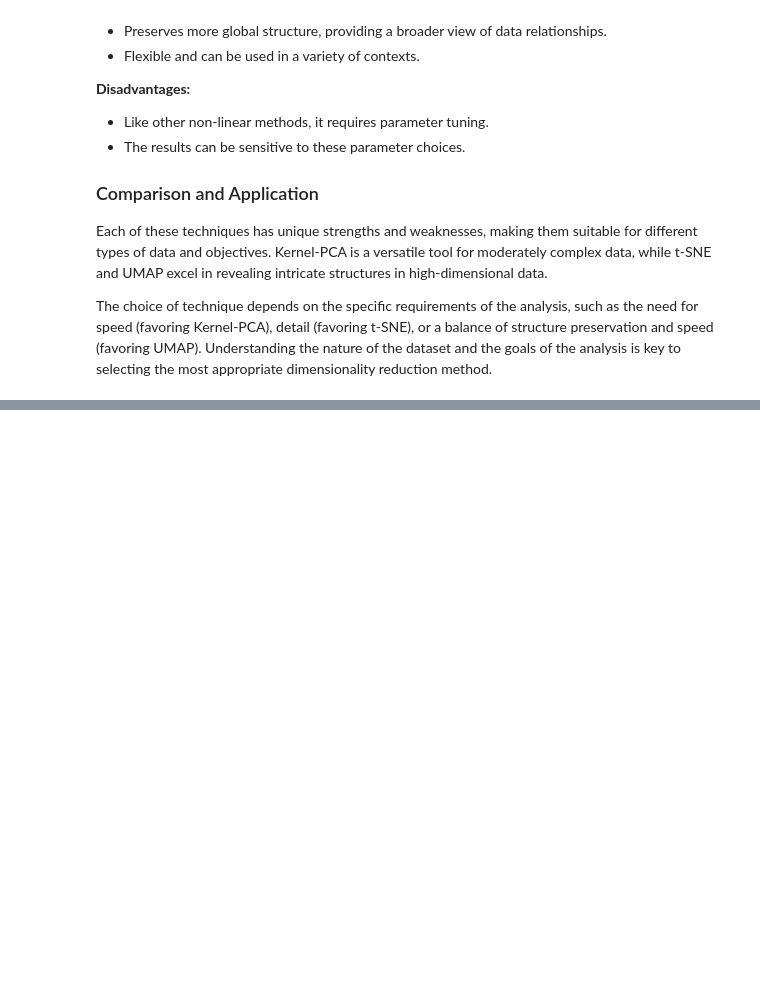
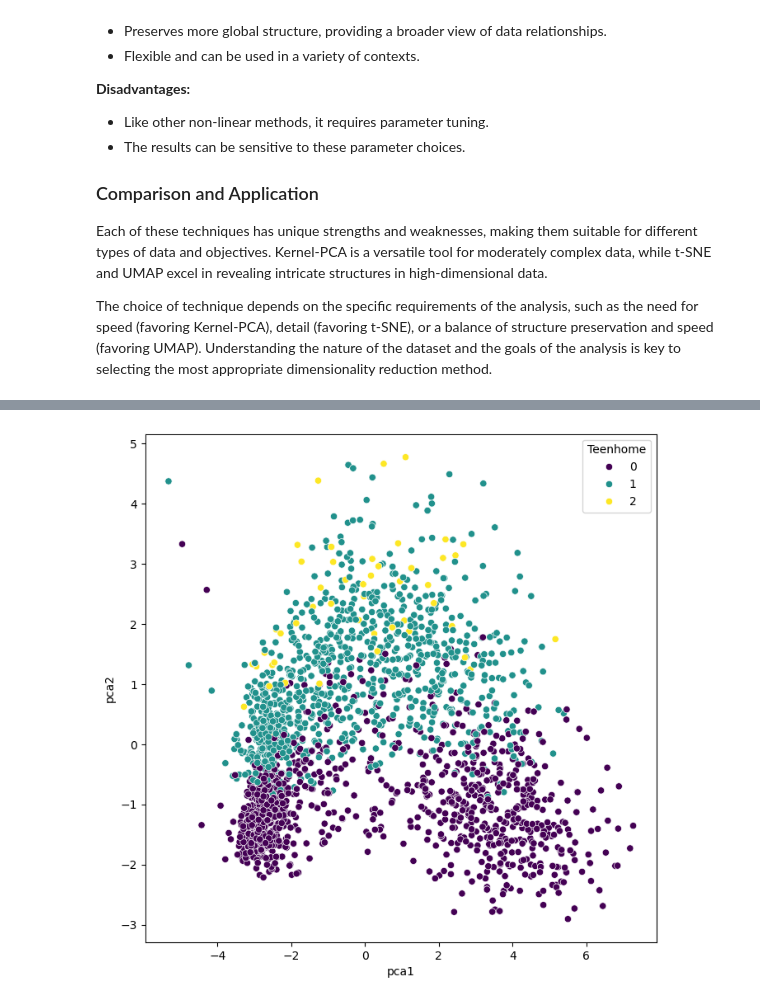
Before and after one commit to florian-huber/data_science_course, a Jupyter notebook: notebooks/live_coding_07_dimensionality_reduction.ipynb, the cells around one changed output, grey strips where cells are left out. Cells and saved outputs as stored; diff of their text form; code cells hidden in the pictures; blank space fills up the shorter version.

```diff
--- a/notebooks/live_coding_07_dimensionality_reduction.ipynb
+++ b/notebooks/live_coding_07_dimensionality_reduction.ipynb
@@ -305,0 +351,4 @@ The choice of technique depends on the specific requirements of the analysis, su
+# %%
+mask = (data["Income"] < 150000) & (data["Year_Birth"] >= 1925)
+data = data[mask]
+data.head()
@@ -305,0 +420,10 @@ The choice of technique depends on the specific requirements of the analysis, su
+# %%
+fig, ax = plt.subplots(figsize=(8, 8))
+sb.scatterplot(data=data_plot,
+                x="pca1",
+                y="pca2",
+                hue="Teenhome",
+                palette="viridis")
+plt.show()
+# %% [output]
+[figure, added]
```
Also changed, not shown: parts of 20 cells of this notebook.
